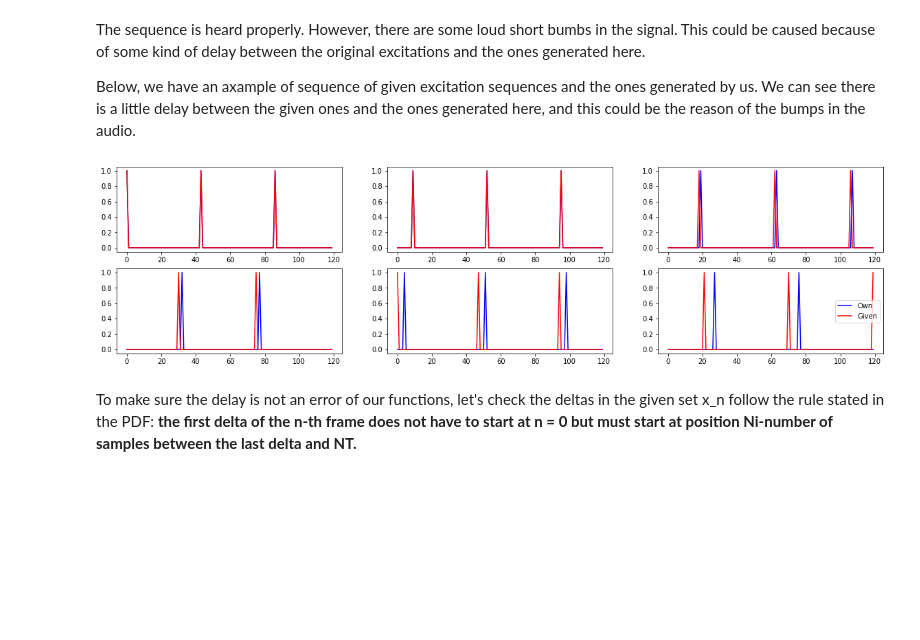
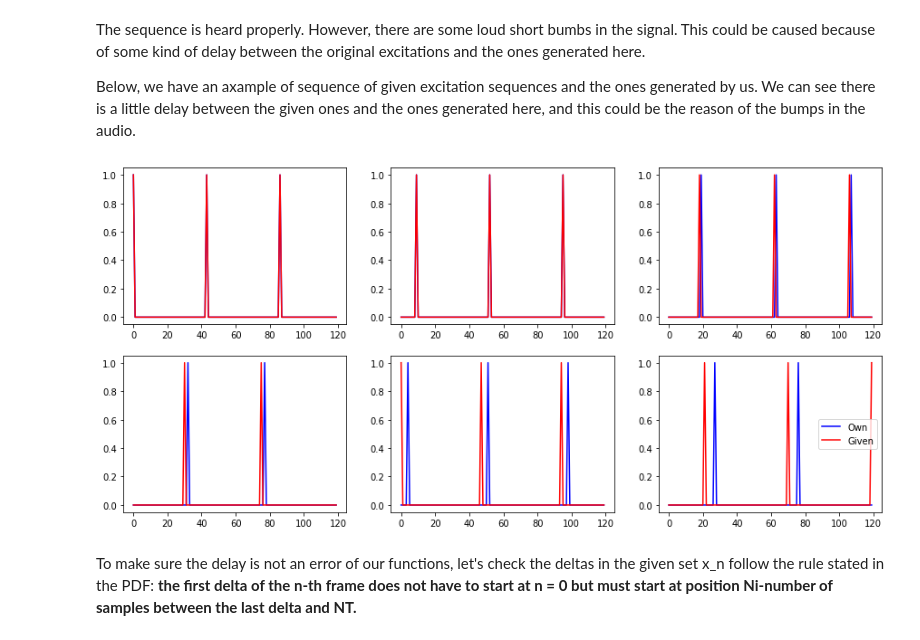
Before and after one commit to TomasGadea/notebook_vocoder, a Jupyter notebook: Vocoder.ipynb, the cells around one changed output. Saved outputs shown, nothing was run; the diff lists cells and outputs as text; code cells hidden in the pictures; blank space fills up the shorter version.

```diff
--- a/Vocoder.ipynb
+++ b/Vocoder.ipynb
@@ -371,49 +388,22 @@ sd.play(audio_r)
 The sequence is heard properly. However, there are some loud short bumbs in the signal. This could be caused because of some kind of delay between the original excitations and the ones generated here.
 
 Below, we have an axample of sequence of given excitation sequences and the ones generated by us. We can see there is a little delay between the given ones and the ones generated here, and this could be the reason of the bumps in the audio.
-# %%
-n = 27
-
-ex0 = excit[n]
-x0 = x_n[n]
-ex1 = excit[n+1]
-x1 = x_n[n+1]
-ex2 = excit[n+2]
-x2 = x_n[n+2]
-ex3 = excit[n+3]
-x3 = x_n[n+3]
-ex4 = excit[n+4]
-x4 = x_n[n+4]
-ex5 = excit[n+5]
-x5 = x_n[n+5]
-
-fig, axs = plt.subplots(2, 3)
-
-fig.set_figheight(5)
-fig.set_figwidth(20)
-
-axs[0,0].plot(ex0, color='b', label='Own')
-axs[0,0].plot(x0, color='r', label='Given')
-
-axs[0,1].plot(ex1, color='b', label='Own')
-axs[0,1].plot(x1, color='r', label='Given')
-
-axs[0,2].plot(ex2, color='b', label='Own')
-axs[0,2].plot(x2, color='r', label='Given')
-
-axs[1,0].plot(ex3, color='b', label='Own')
-axs[1,0].plot(x3, color='r', label='Given')
-
-axs[1,1].plot(ex4, color='b', label='Own')
-axs[1,1].plot(x4, color='r', label='Given')
-
-axs[1,2].plot(ex5, color='b', label='Own')
-axs[1,2].plot(x5, color='r', label='Given')
-
-plt.legend()
-plt.show()
-# %% [output]
-[figure, removed]
+# %%
+n = 27
+
+ex = [excit[i] for i in range(n, n+6)]
+x  = [x_n[i] for i in range(n, n+6)]
+
+fig = plt.figure(figsize=(15, 7))
+for i in range(6):
+    ax = fig.add_subplot(2,3,i+1);
+    ax.plot(ex[i], color='b', label='Own')
+    ax.plot(x[i], color='r', label='Given')
+
+plt.legend()
+plt.show()
+# %% [output]
+[figure, added]
 # %% [markdown]
 To make sure the delay is not an error of our functions, let's check the deltas in the given set x_n follow the rule stated in the PDF: **the first delta of the
 n-th frame does not have to start at n = 0 but must start at position Ni-number of
```
Also changed, not shown: parts of 6 cells of this notebook.
